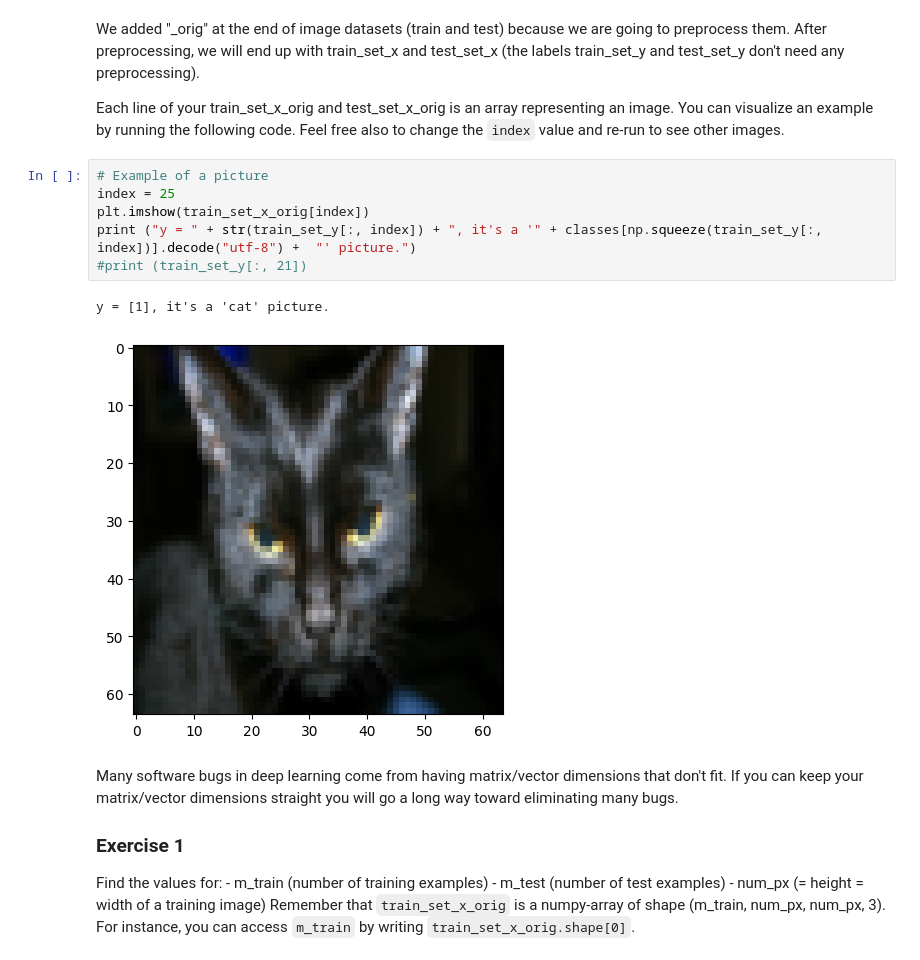
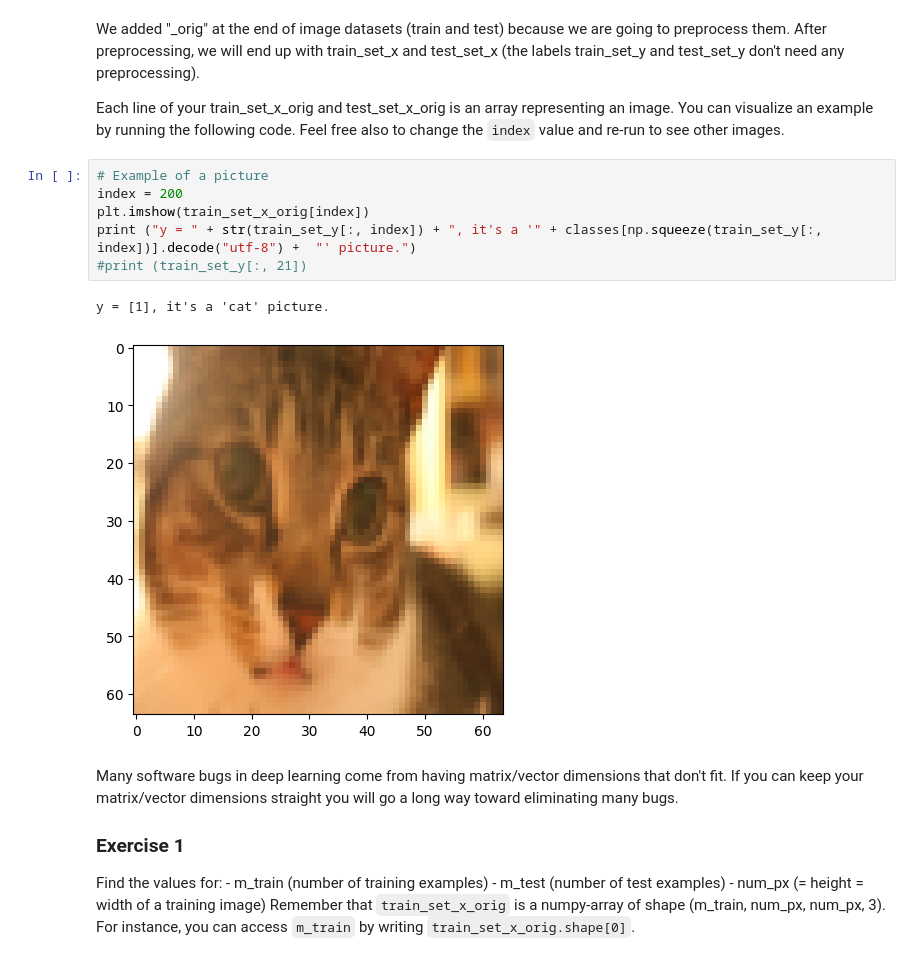
Before and after one commit to soubhik7/full-stack-ai-with-python, a Jupyter notebook: R&D/Deep Learning/Coursera/W2A2/Logistic_Regression_with_a_Neural_Network_mindset.ipynb, the cells around one changed output. Cells and saved outputs as stored; diff of their text form.

```diff
--- a/R&D/Deep Learning/Coursera/W2A2/Logistic_Regression_with_a_Neural_Network_mindset.ipynb
+++ b/R&D/Deep Learning/Coursera/W2A2/Logistic_Regression_with_a_Neural_Network_mindset.ipynb
@@ -92,13 +92,13 @@ We added "_orig" at the end of image datasets (train and test) because we are go
 Each line of your train_set_x_orig and test_set_x_orig is an array representing an image. You can visualize an example by running the following code. Feel free also to change the `index` value and re-run to see other images.
 # %%
 # Example of a picture
-index = 25
+index = 200
 plt.imshow(train_set_x_orig[index])
 print ("y = " + str(train_set_y[:, index]) + ", it's a '" + classes[np.squeeze(train_set_y[:, index])].decode("utf-8") +  "' picture.")
 #print (train_set_y[:, 21])
 # %% [output]
 y = [1], it's a 'cat' picture.
-[figure, old version]
+[figure, new version]
 # %% [markdown]
 Many software bugs in deep learning come from having matrix/vector dimensions that don't fit. If you can keep your matrix/vector dimensions straight you will go a long way toward eliminating many bugs.
 
```
Also changed, not shown: parts of 1 cell of this notebook.
